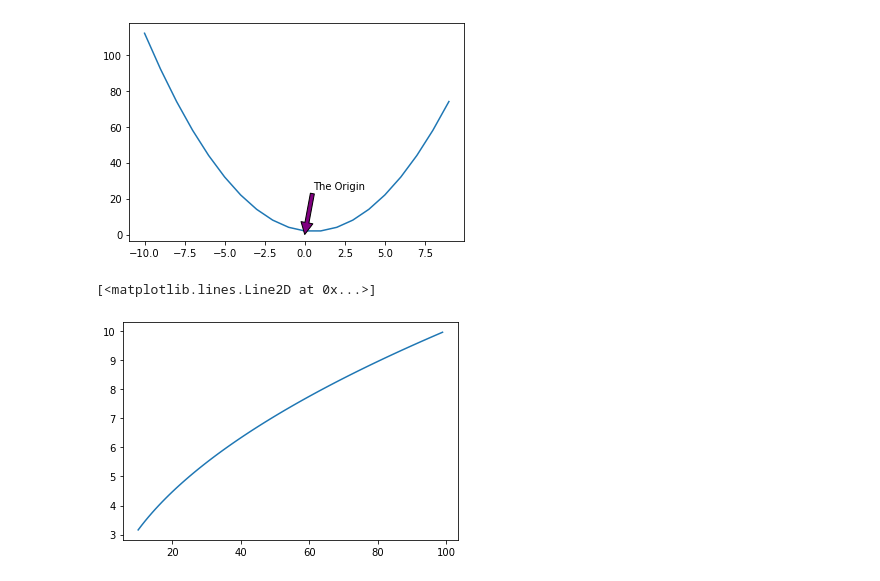
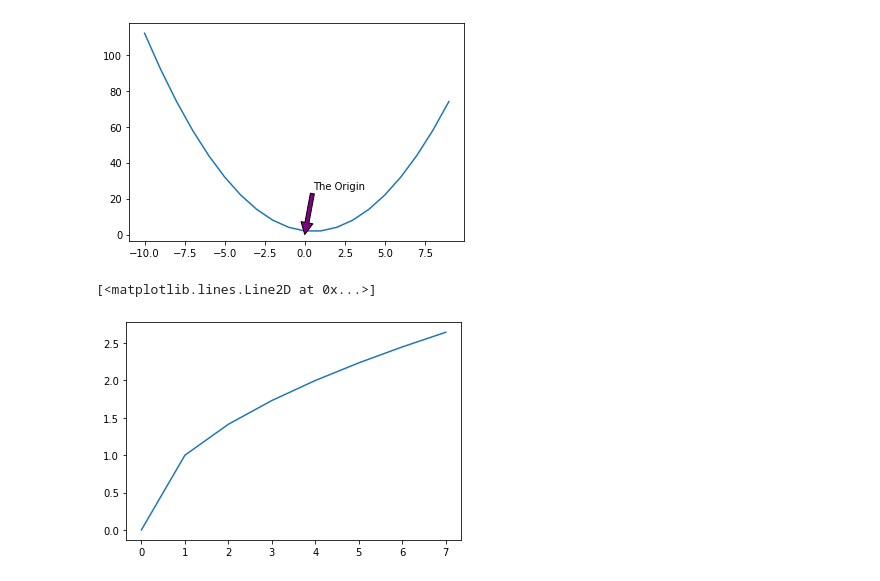
Before and after one commit to mindyshiben/numpy-pandas-visualization-exercises, a Jupyter notebook: matplotlib_exercises.ipynb, the cells around one changed output. Cells and saved outputs as stored; diff of their text form; code cells hidden in the pictures.

```diff
--- a/matplotlib_exercises.ipynb
+++ b/matplotlib_exercises.ipynb
@@ -25,19 +25,12 @@ Text(0.5, 25, 'The Origin')
 # %%
 # Create and label 4 separate charts for the following equations (choose a range for x that makes sense):
 
 # y = √x
-# y = x**3
-# y = 2**x
-# y = 1/(x + 1)
 
-x = range(10, 100)
-y = np.sqrt(x)
+x1 = range(0, 8)
+y1 = np.sqrt(x1)
 
-x = range(10, 100)
-y = np.sqrt(x)
-
-plt.plot(x,y)
-# You can use functions from the math module to help implement some of the equations above.
+plt.plot(x1,y1)
 # %% [output]
 [<matplotlib.lines.Line2D at 0x...>]
-[figure, old version]
+[figure, new version]
```
Also changed, not shown: parts of 5 cells of this notebook, 3 other files.
